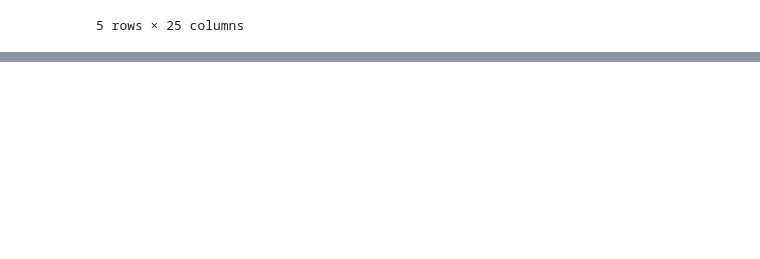
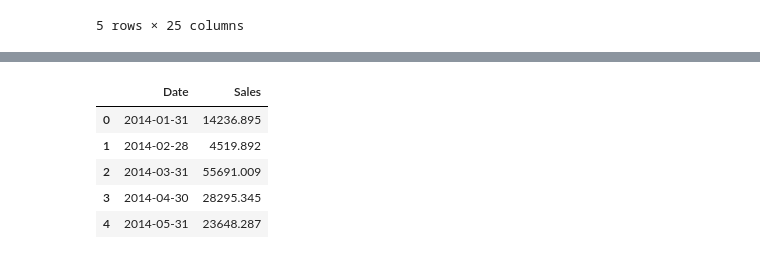
Before and after one commit to jmpealy/project-4-ML-integration, a Jupyter notebook: machine_learning.ipynb, the cells around one changed output, grey strips where cells are left out. Saved outputs shown, nothing was run; the diff lists cells and outputs as text; code cells hidden in the pictures; blank space fills up the shorter version.

```diff
--- a/machine_learning.ipynb
+++ b/machine_learning.ipynb
@@ -95,0 +106,10 @@ sales_plot * best_fit_line
+# %%
+actual_sales = monthly_sales_df[['Date', 'Sales']].copy()
+actual_sales.head()
+# %% [output]
+|  | Date | Sales |
+| 0 | 2014-01-31 | 14236.895 |
+| 1 | 2014-02-28 | 4519.892 |
+| 2 | 2014-03-31 | 55691.009 |
+| 3 | 2014-04-30 | 28295.345 |
+| 4 | 2014-05-31 | 23648.287 |
```
Also changed, not shown: parts of 17 cells of this notebook.
